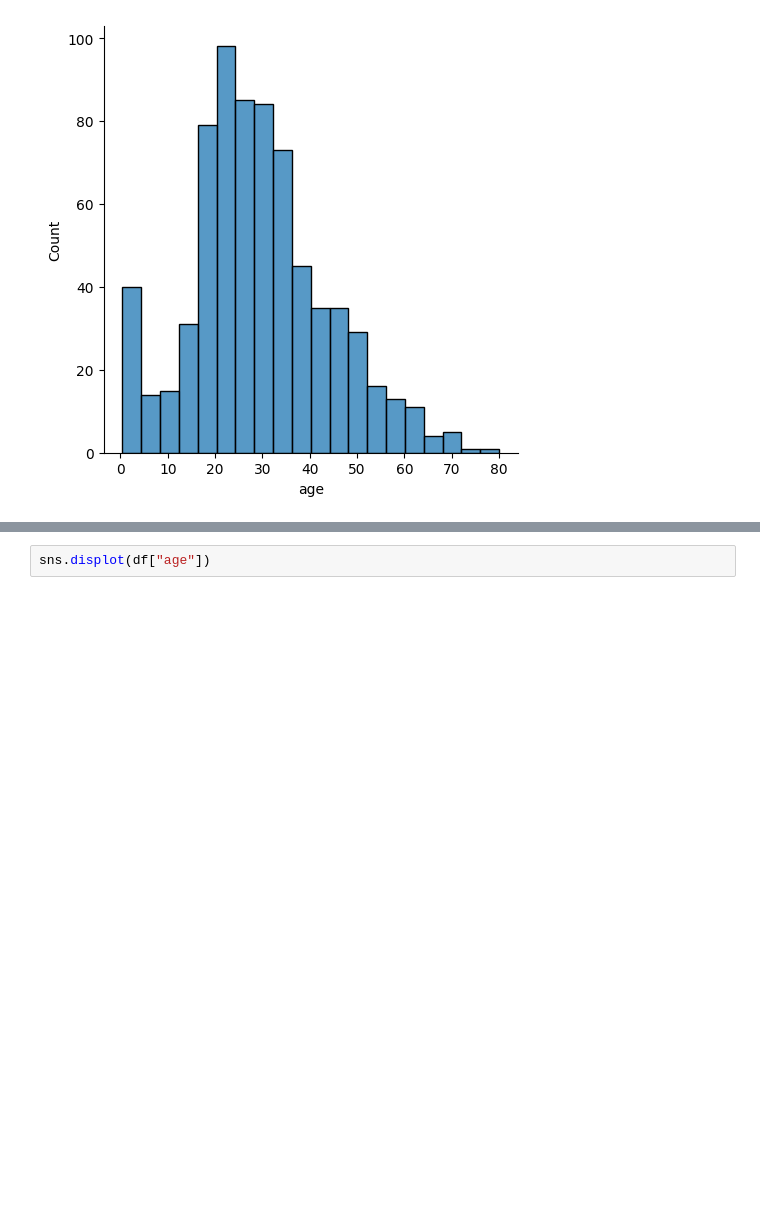
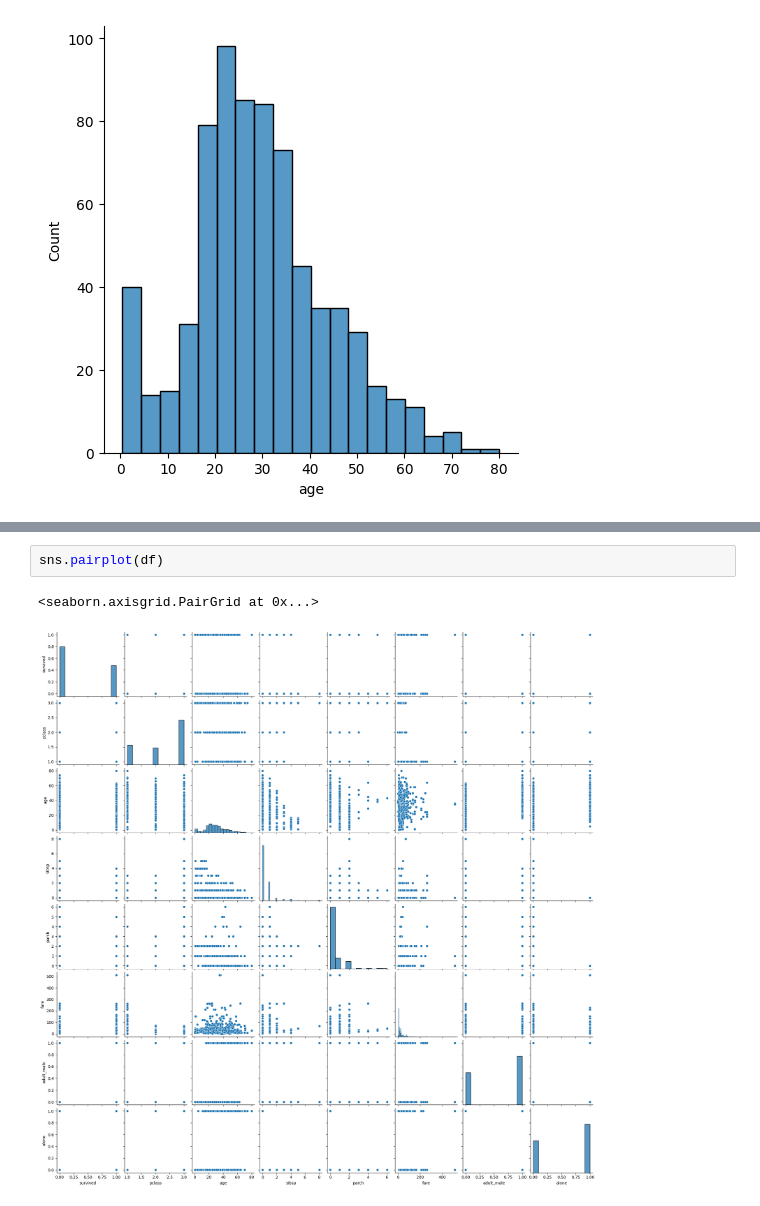
Before and after one commit to PNihalReddy/Data-Science-Practical-Files, a Jupyter notebook: DS_Seaborn.ipynb, the cells around one changed output, grey strips where cells are left out. Cells and saved outputs as stored; diff of their text form; blank space fills up the shorter version.

```diff
--- a/DS_Seaborn.ipynb
+++ b/DS_Seaborn.ipynb
@@ -35,2 +40,5 @@ sns.displot(df["age"])
 # %%
-sns.displot(df["age"])
+sns.pairplot(df)
+# %% [output]
+<seaborn.axisgrid.PairGrid at 0x...>
+[figure, added]
```
Also changed, not shown: parts of 2 cells of this notebook.
